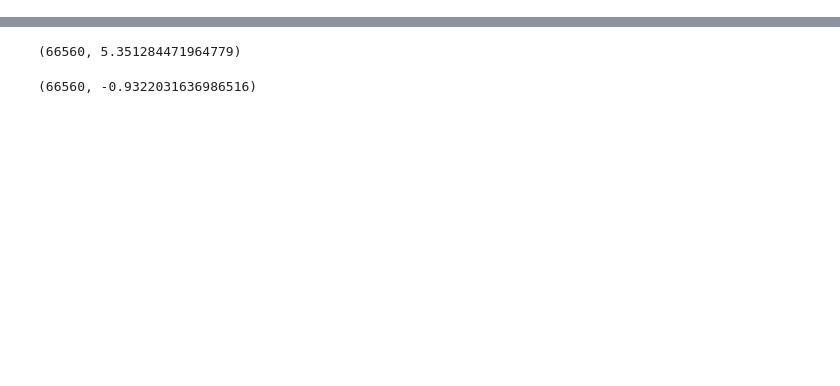
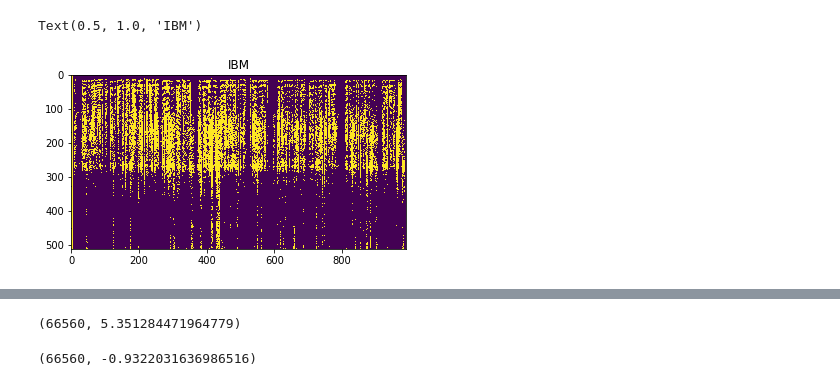
Before and after one commit to sunwookimiub/Old_MJ_kNN_SS, a Jupyter notebook: kNN_SS_PythonVersion.ipynb, the cells around one changed output, grey strips where cells are left out. Cells and saved outputs as stored; diff of their text form; code cells hidden in the pictures; blank space fills up the shorter version.

```diff
--- a/kNN_SS_PythonVersion.ipynb
+++ b/kNN_SS_PythonVersion.ipynb
@@ -23,2 +37,6 @@ teX = librosa.stft(tex, n_fft=sz, hop_length=hp, window=wn)
 # %%
 IBM = 1*(trS > trN)
+plt.imshow(IBM); plt.title("IBM")
+# %% [output]
+Text(0.5, 1.0, 'IBM')
+[figure, added]
```
Also changed, not shown: parts of 9 cells of this notebook.
